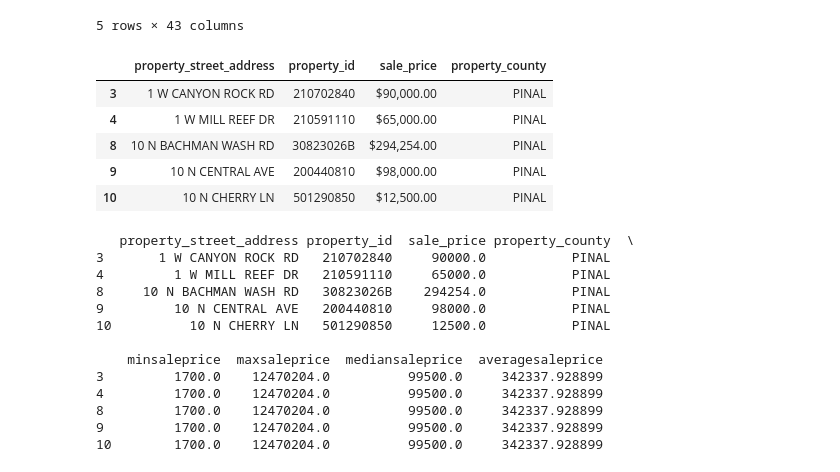
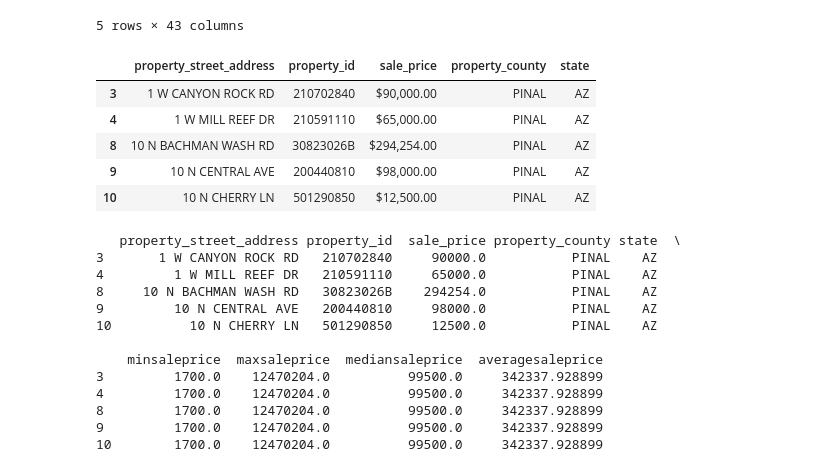
Before and after one commit to WasikulIslam1/CIS-4400-Project-9, a Jupyter notebook: HousingMarket/Scripts/ETL.ipynb, the cells around one changed output. Saved outputs shown, nothing was run; the diff lists cells and outputs as text; code cells hidden in the pictures.

```diff
--- a/HousingMarket/Scripts/ETL.ipynb
+++ b/HousingMarket/Scripts/ETL.ipynb
@@ -11,7 +11,8 @@ import datetime
 import calendar
 from sqlalchemy import create_engine
 # %%
-connection_string = ['connectionString']
+connection_string = 'connectionString'
+CONNECTION_STRING_AZURE_STORAGE = connection_string
 container_azure = 'housingsales'
 
 # Initialize the BlobServiceClient
@@ -71,15 +83,15 @@ housingsales_df.head()
 | 10 | AZ | 85138.0 | 10 N CHERRY LN | MARICOPA | PINAL | 501290850 | ... |
 5 rows × 43 columns
 # %%
-housingsales_df = housingsales_df.loc[:, ['property_street_address', 'property_id', 'sale_price','property_county']]
+housingsales_df = housingsales_df.loc[:, ['property_street_address', 'property_id', 'sale_price','property_county','state']]
 housingsales_df.head()
 # %% [output]
-|  | property_street_address | property_id | sale_price | property_county |
-| 3 | 1 W CANYON ROCK RD | 210702840 | $90,000.00 | PINAL |
-| 4 | 1 W MILL REEF DR | 210591110 | $65,000.00 | PINAL |
-| 8 | 10 N BACHMAN WASH RD | 30823026B | $294,254.00 | PINAL |
-| 9 | 10 N CENTRAL AVE | 200440810 | $98,000.00 | PINAL |
-| 10 | 10 N CHERRY LN | 501290850 | $12,500.00 | PINAL |
+|  | property_street_address | property_id | sale_price | property_county | state |
+| 3 | 1 W CANYON ROCK RD | 210702840 | $90,000.00 | PINAL | AZ |
+| 4 | 1 W MILL REEF DR | 210591110 | $65,000.00 | PINAL | AZ |
+| 8 | 10 N BACHMAN WASH RD | 30823026B | $294,254.00 | PINAL | AZ |
+| 9 | 10 N CENTRAL AVE | 200440810 | $98,000.00 | PINAL | AZ |
+| 10 | 10 N CHERRY LN | 501290850 | $12,500.00 | PINAL | AZ |
 # %%
 # Remove the dollar sign and commas, and convert to float
 housingsales_df['sale_price'] = housingsales_df['sale_price'].replace('[\$,]', '', regex=True).astype(float)
@@ -94,12 +106,12 @@ housingsales_df['averagesaleprice'] = housingsales_df.groupby('property_county')
 # Display the first few rows of the updated DataFrame to check the new columns
 print(housingsales_df.head())
 # %% [output]
-   property_street_address property_id  sale_price property_county  \
-3       1 W CANYON ROCK RD   210702840     90000.0           PINAL
-4         1 W MILL REEF DR   210591110     65000.0           PINAL
-8     10 N BACHMAN WASH RD   30823026B    294254.0           PINAL
-9         10 N CENTRAL AVE   200440810     98000.0           PINAL
-10          10 N CHERRY LN   501290850     12500.0           PINAL
+   property_street_address property_id  sale_price property_county state  \
+3       1 W CANYON ROCK RD   210702840     90000.0           PINAL    AZ
+4         1 W MILL REEF DR   210591110     65000.0           PINAL    AZ
+8     10 N BACHMAN WASH RD   30823026B    294254.0           PINAL    AZ
+9         10 N CENTRAL AVE   200440810     98000.0           PINAL    AZ
+10          10 N CHERRY LN   501290850     12500.0           PINAL    AZ
 
     minsaleprice  maxsaleprice  mediansaleprice  averagesaleprice
 3         1700.0    12470204.0          99500.0     342337.928899
```
Also changed, not shown: parts of 5 cells of this notebook, 6 other files.
